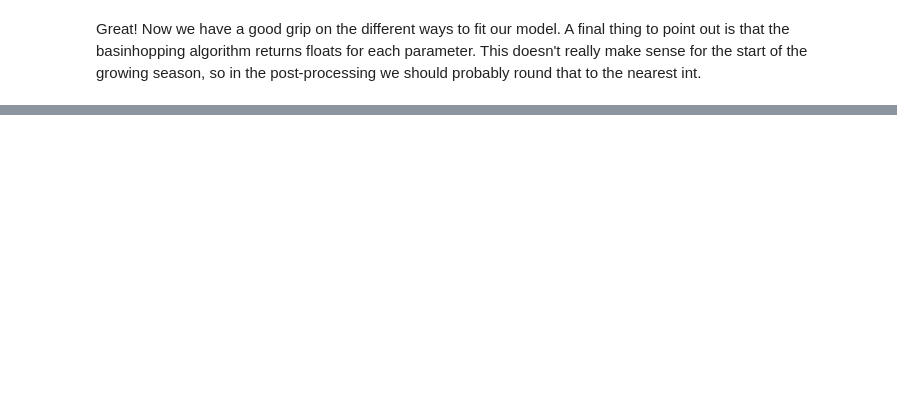
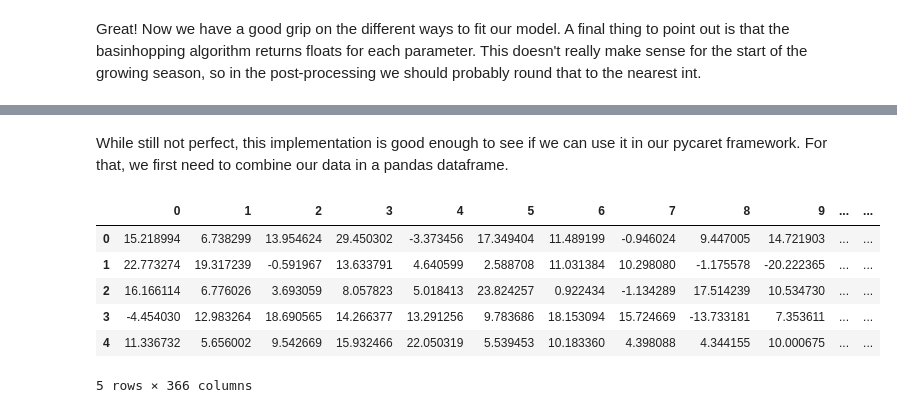
Before and after one commit to phenology/springtime, a Jupyter notebook: docs/user_guide/modelling/adding_models.ipynb, the cells around one changed output, grey strips where cells are left out. Saved outputs shown, nothing was run; the diff lists cells and outputs as text; code cells hidden in the pictures; blank space fills up the shorter version.

```diff
--- a/docs/user_guide/modelling/adding_models.ipynb
+++ b/docs/user_guide/modelling/adding_models.ipynb
@@ -734,0 +765,18 @@ Update tests:
+# %% [markdown]
+While still not perfect, this implementation is good enough to see if we can use
+it in our pycaret framework. For that, we first need to combine our data in a
+pandas dataframe.
+# %%
+import pandas as pd
+
+df = pd.DataFrame(X_train)
+df["y"] = y_train
+df.head()
+# %% [output]
+|  | 0 | 1 | 2 | 3 | 4 | 5 | 6 | 7 | 8 | 9 | ... | ... |
+| 0 | 15.218994 | 6.738299 | 13.954624 | 29.450302 | -3.373456 | 17.349404 | 11.489199 | -0.946024 | 9.447005 | 14.721903 | ... | ... |
+| 1 | 22.773274 | 19.317239 | -0.591967 | 13.633791 | 4.640599 | 2.588708 | 11.031384 | 10.298080 | -1.175578 | -20.222365 | ... | ... |
+| 2 | 16.166114 | 6.776026 | 3.693059 | 8.057823 | 5.018413 | 23.824257 | 0.922434 | -1.134289 | 17.514239 | 10.534730 | ... | ... |
+| 3 | -4.454030 | 12.983264 | 18.690565 | 14.266377 | 13.291256 | 9.783686 | 18.153094 | 15.724669 | -13.733181 | 7.353611 | ... | ... |
+| 4 | 11.336732 | 5.656002 | 9.542669 | 15.932466 | 22.050319 | 5.539453 | 10.183360 | 4.398088 | 4.344155 | 10.000675 | ... | ... |
+5 rows × 366 columns
```
Also changed, not shown: parts of 26 cells of this notebook, 7 other files.
